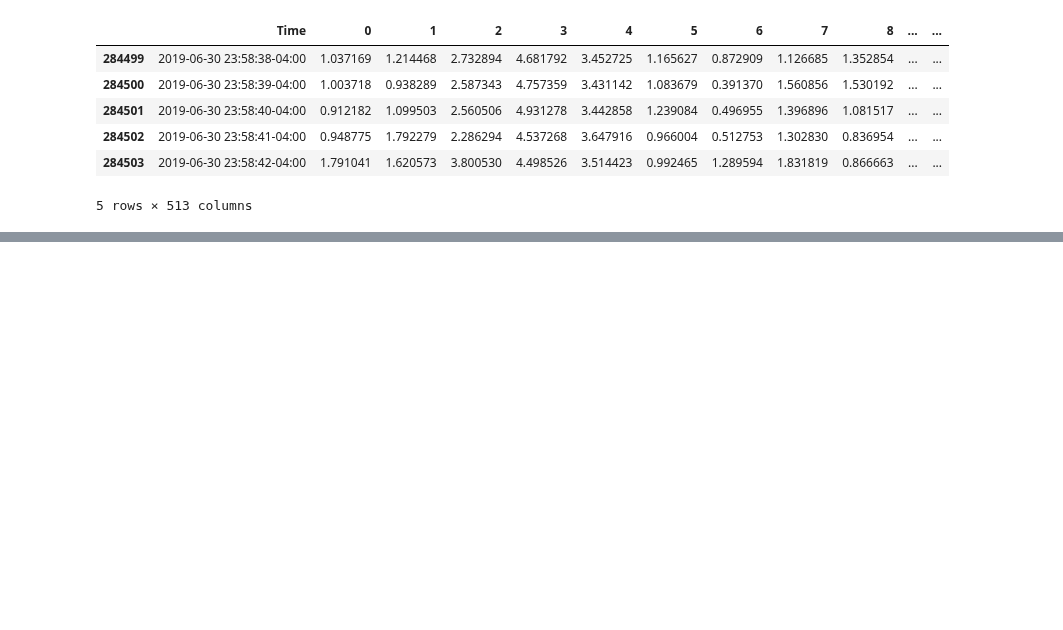
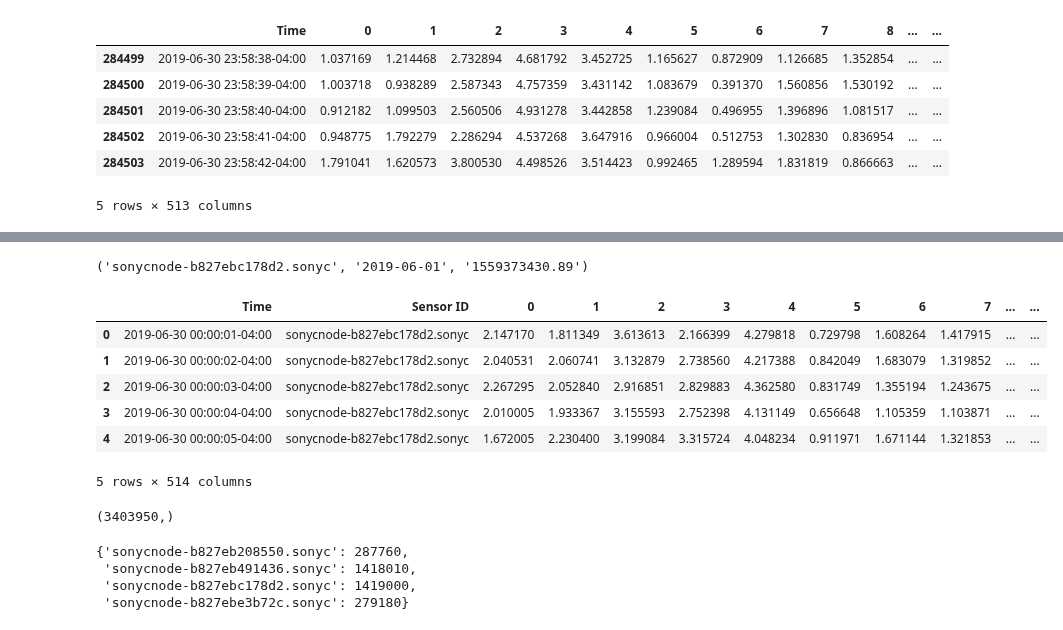
Before and after one commit to marin-hyatt/public-redhook-analysis, a Jupyter notebook: Clustering.ipynb, the cells around one changed output, grey strips where cells are left out. Cells and saved outputs as stored; diff of their text form; code cells hidden in the pictures; blank space fills up the shorter version.

Commit message:
Update with all sensors

```diff
--- a/Clustering.ipynb
+++ b/Clustering.ipynb
@@ -169,0 +254,2 @@ month_df.tail()
+# %%
+d = h5['sound_data']
@@ -169,0 +291,9 @@ month_df.tail()
+# %%
+a = 0
+for index in d:
+    timestamp = d[index][0]
+    dt = datetime.datetime.utcfromtimestamp(timestamp)
+    dt = pytz.UTC.localize(dt)
+    dt = dt.astimezone(pytz.timezone('US/Eastern'))
+    d[index][0] = dt
+#     a += 1
@@ -169,0 +342,31 @@ month_df.tail()
+# %%
+mat.groups()
+# %% [output]
+('sonycnode-b827ebc178d2.sonyc', '2019-06-01', '1559373430.89')
+# %%
+sensor_timestamps_dt = np.empty(3388858, dtype = datetime.datetime)
+for i in range(3388858):
+    j = sensor_timestamps[i]
+    dt = datetime.datetime.utcfromtimestamp(j)
+    dt = pytz.UTC.localize(dt)
+    dt = dt.astimezone(pytz.timezone('US/Eastern'))
+    sensor_timestamps_dt[i] = dt
+# %%
+sensor_month_df = pd.DataFrame(sensor_data)
+sensor_month_df.insert(0, "timestamp", sensor_timestamps_dt, True)
+sensor_month_df.insert(1, "sensor_id", sensor_id, True)
+# %%
+sensor_month_df.head()
+# %% [output]
+|  | Time | Sensor ID | 0 | 1 | 2 | 3 | 4 | 5 | 6 | 7 | ... | ... |
+| 0 | 2019-06-30 00:00:01-04:00 | sonycnode-b827ebc178d2.sonyc | 2.147170 | 1.811349 | 3.613613 | 2.166399 | 4.279818 | 0.729798 | 1.608264 | 1.417915 | ... | ... |
+| 1 | 2019-06-30 00:00:02-04:00 | sonycnode-b827ebc178d2.sonyc | 2.040531 | 2.060741 | 3.132879 | 2.738560 | 4.217388 | 0.842049 | 1.683079 | 1.319852 | ... | ... |
+| 2 | 2019-06-30 00:00:03-04:00 | sonycnode-b827ebc178d2.sonyc | 2.267295 | 2.052840 | 2.916851 | 2.829883 | 4.362580 | 0.831749 | 1.355194 | 1.243675 | ... | ... |
+| 3 | 2019-06-30 00:00:04-04:00 | sonycnode-b827ebc178d2.sonyc | 2.010005 | 1.933367 | 3.155593 | 2.752398 | 4.131149 | 0.656648 | 1.105359 | 1.103871 | ... | ... |
+| 4 | 2019-06-30 00:00:05-04:00 | sonycnode-b827ebc178d2.sonyc | 1.672005 | 2.230400 | 3.199084 | 3.315724 | 4.048234 | 0.911971 | 1.671144 | 1.321853 | ... | ... |
+5 rows × 514 columns
+# %%
+sensors = np.array([sensor_timestamps_dt, sensor_id, sensor_data])
+sensors[0].shape
+# %% [output]
+(3403950,)
@@ -169,0 +388,8 @@ month_df.tail()
+# %%
+#Total number of feature vectors in each sensor
+sensor_count_dict
+# %% [output]
+{'sonycnode-b827eb208550.sonyc': 287760,
+ 'sonycnode-b827eb491436.sonyc': 1418010,
+ 'sonycnode-b827ebc178d2.sonyc': 1419000,
+ 'sonycnode-b827ebe3b72c.sonyc': 279180}
```
Also changed, not shown: parts of 32 cells of this notebook.
